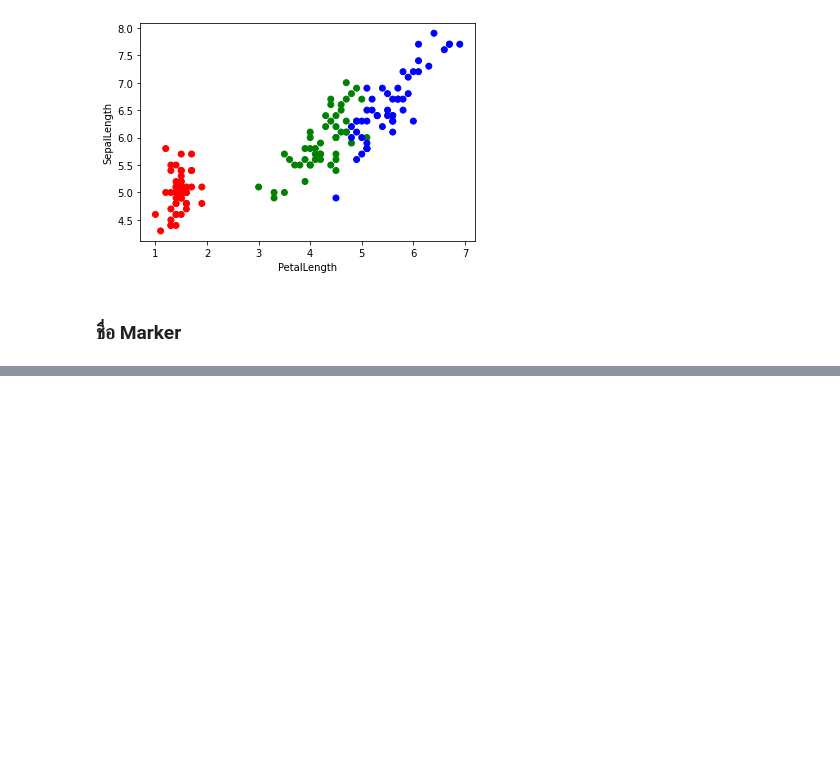
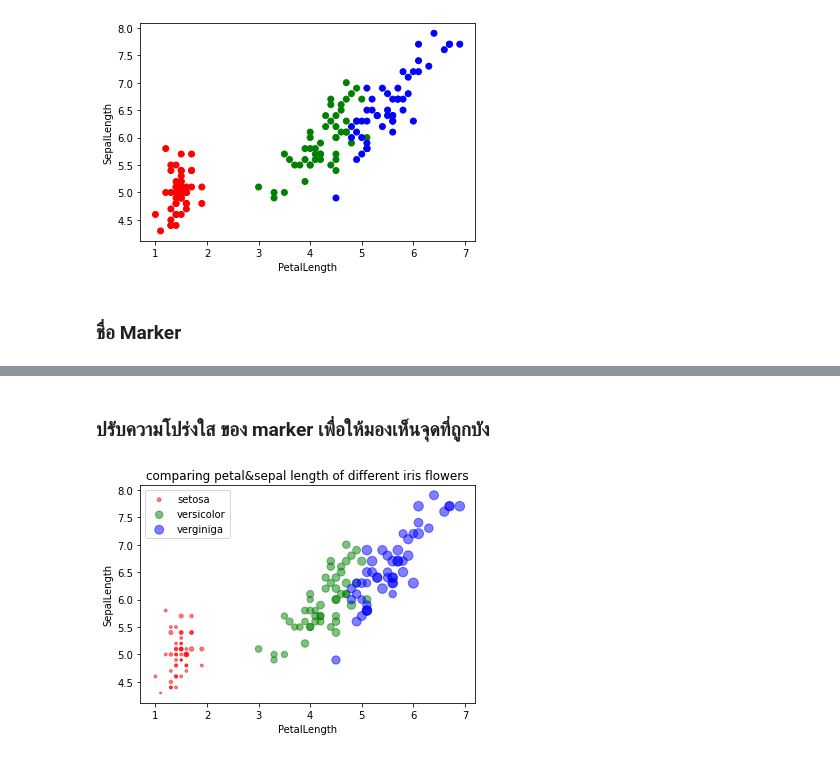
Before and after one commit to nichakornchaisuwan/data_viz_2022, a Jupyter notebook: DataViz02_Data_Distribution.ipynb, the cells around one changed output, grey strips where cells are left out. Saved outputs shown, nothing was run; the diff lists cells and outputs as text; code cells hidden in the pictures; blank space fills up the shorter version.

```diff
--- a/DataViz02_Data_Distribution.ipynb
+++ b/DataViz02_Data_Distribution.ipynb
@@ -80,0 +107,12 @@ Text(0, 0.5, 'SepalLength')
+# %% [markdown]
+### ปรับความโปร่งใส ของ marker เพื่อให้มองเห็นจุดที่ถูกบัง
+# %%
+plt.scatter(df['PetalLength'][:50],df['SepalLength'][:50],alpha=0.5,c=df2['Name'][:50],label='setosa' ,s=40*df2['PetalWidth'][:50])
+plt.scatter(df['PetalLength'][50:100],df['SepalLength'][50:100],alpha = 0.5,c=df2['Name'][50:100],label='versicolor',s=40*df2['PetalWidth'][50:100])
+plt.scatter(df['PetalLength'][100:150],df['SepalLength'][100:150],alpha = 0.5,c=df2['Name'][100:150],label='verginiga',s=40*df2['PetalWidth'][100:150])
+plt.legend()
+plt.xlabel('PetalLength')
+plt.ylabel('SepalLength')
+plt.title('comparing petal&sepal length of different iris flowers');
+# %% [output]
+[figure, added]
```
Also changed, not shown: parts of 10 cells of this notebook.
